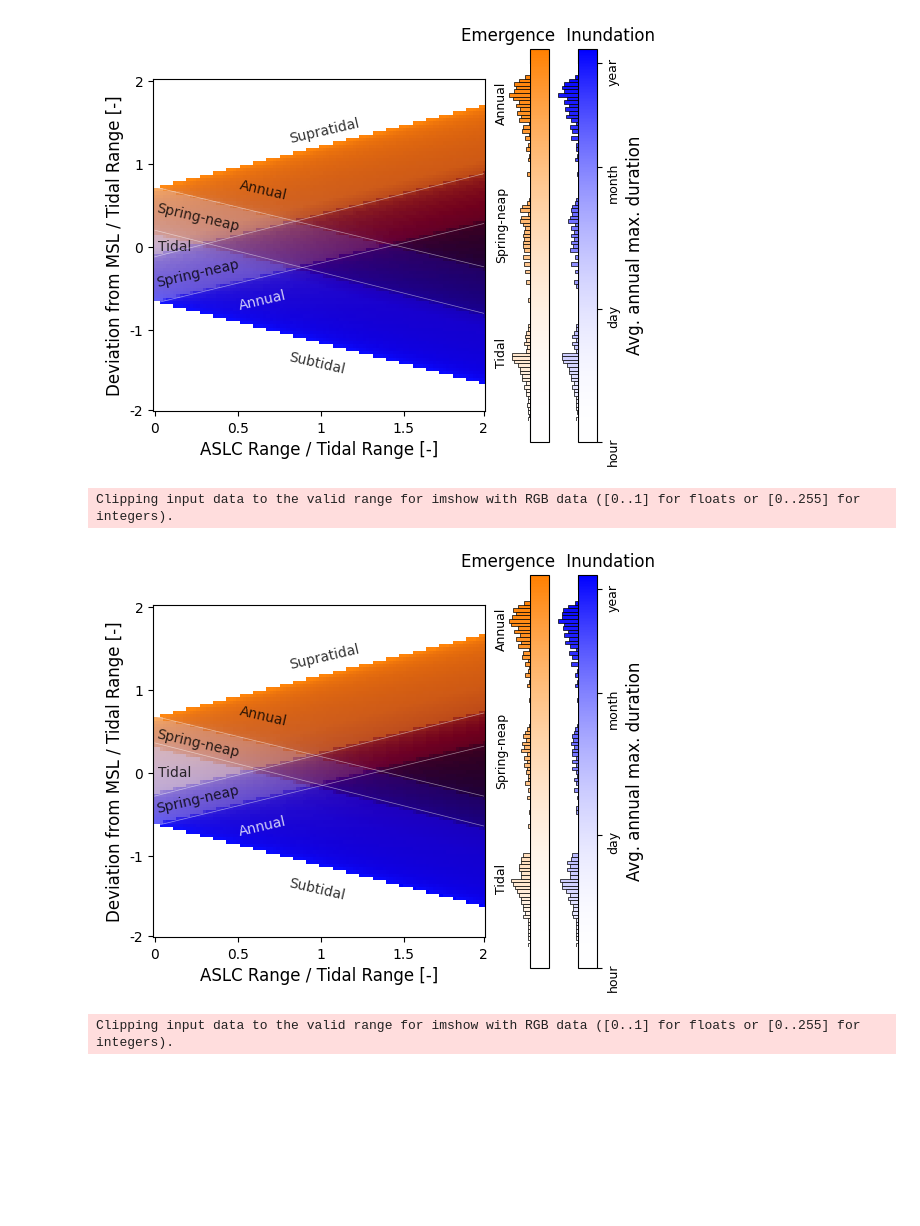
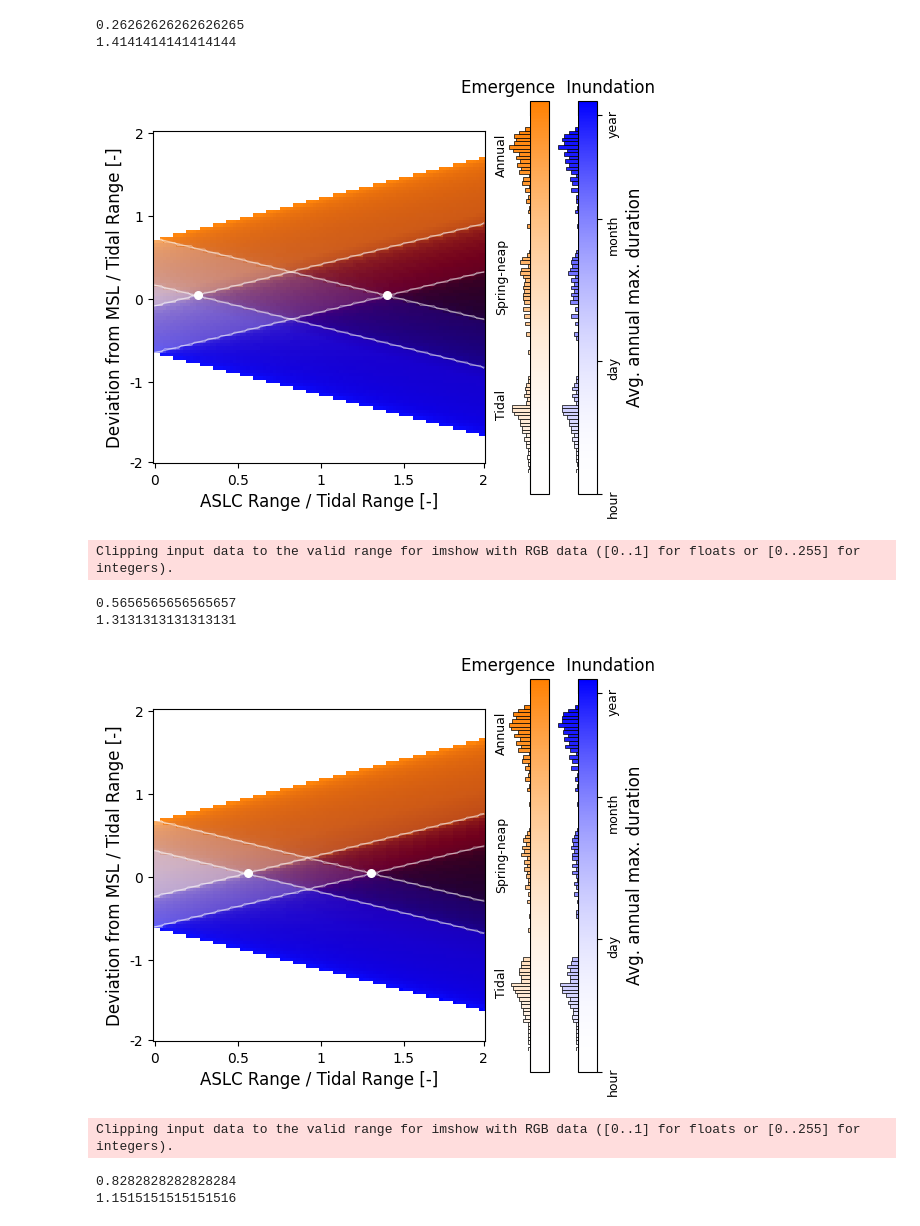
Before and after one commit to Timh37/aslc_intertidal, a Jupyter notebook: src/supp_note_1/supp_note_1-alt.ipynb, the cells around one changed output. Cells and saved outputs as stored; diff of their text form; code cells hidden in the pictures; blank space fills up the shorter version.

Commit message:
continued updating supplementary figures

```diff
--- a/src/supp_note_1/supp_note_1-alt.ipynb
+++ b/src/supp_note_1/supp_note_1-alt.ipynb
@@ -58,6 +41,7 @@ import matplotlib.pyplot as plt
 from matplotlib.colors import LinearSegmentedColormap
 from matplotlib.cm import ScalarMappable
 from matplotlib.patches import Rectangle
+from scipy.optimize import curve_fit
 
 def plot_figure_2b(fig, ax, path_bin):
 
@@ -85,22 +69,47 @@ def plot_figure_2b(fig, ax, path_bin):
 
     def add_zone_boundaries(ax, path_bin):
 
+        def linear_model(x, a, b):
+            return a + x*b
+
         z, aslc, inund_max, emerg_max = np.load(path_bin)
-        ntrials = aslc.shape[1]
+        nz, ntrials = aslc.shape
 
         tidal, spring_neap, annual = 12.25/24, 29.6, 365.25
 
-        sn_inund_boundary = np.argmin(inund_max < tidal, axis = 0)
-        annual_inund_boundary = np.argmin(inund_max < spring_neap, axis = 0)
+        sn_inund_boundary = np.argmin(inund_max < tidal, axis = 0) - 1
+        annual_inund_boundary = np.argmin(inund_max < spring_neap, axis = 0) - 1
         annual_emerg_boundary = np.argmax(emerg_max < spring_neap, axis = 0) - 1
-        sn_emerg_boundary = np.argmax(emerg_max < tidal, axis = 0) - 2
+        sn_emerg_boundary = np.argmax(emerg_max < tidal, axis = 0) - 1
 
-        start, end = 0, ntrials - 1
+        x = np.arange(0, ntrials, 1)
+        par_inund_sn, _ = curve_fit(linear_model, x, sn_inund_boundary, p0 = (sn_inund_boundary[0],-0.25))
+        par_emerg_sn, _ = curve_fit(linear_model, x, sn_emerg_boundary, p0 = (sn_emerg_boundary[0],0.25))
+        y_inund_sn = linear_model(x, *par_inund_sn)
+        y_emerg_sn = linear_model(x, *par_emerg_sn)
+        cross_idx_sn = np.argmin(np.abs(y_inund_sn - y_emerg_sn))
 
-        ax.plot([start, end], [sn_inund_boundary[start],sn_inund_boundary[end]], c = (1,1,1,0.5), lw = 0.5)
-        ax.plot([start, end], [annual_inund_boundary[start],annual_inund_boundary[end]], c = (1,1,1,0.5), lw = 0.5)
-        ax.plot([start, end], [sn_emerg_boundary[start],sn_emerg_boundary[end]], c = (1,1,1,0.5), lw = 0.5)
-        ax.plot([start, end], [annual_emerg_boundary[start],annual_emerg_boundary[end]], c = (1,1,1,0.5), lw = 0.5)
+        par_inund_annual, _ = curve_fit(linear_model, x, annual_inund_boundary, p0 = (annual_inund_boundary[0],-0.25))
+        par_emerg_annual, _ = curve_fit(linear_model, x, annual_emerg_boundary, p0 = (annual_emerg_boundary[0],0.25))
+        y_inund_annual = linear_model(x, *par_inund_annual)
+        y_emerg_annual = linear_model(x, *par_emerg_annual)
+        cross_idx_annual = np.argmin(np.abs(y_inund_annual - y_emerg_annual))
+
+        print(aslc[0,cross_idx_sn])
+        print(aslc[0,cross_idx_annual])
+
+        ax.plot(x, sn_inund_boundary, color = (1,1,1,0.5), lw = 0.5)
+        ax.plot(x, sn_emerg_boundary, color = (1,1,1,0.5), lw = 0.5)
+        ax.plot(x, y_inund_sn, color = (1,1,1,0.5), lw = 1)
+        ax.plot(x, y_emerg_sn, color = (1,1,1,0.5), lw = 1)
+        ax.scatter(cross_idx_sn, nz/2 - 1, s = 30, color = (1,1,1,1))
+
+        ax.plot(x, annual_inund_boundary, color = (1,1,1,0.5), lw = 0.5)
+        ax.plot(x, annual_emerg_boundary, color = (1,1,1,0.5), lw = 0.5)
+        ax.plot(x, y_inund_annual, color = (1,1,1,0.5), lw = 1)
+        ax.plot(x, y_emerg_annual, color = (1,1,1,0.5), lw = 1)
+        ax.scatter(cross_idx_annual, nz/2 - 1, s = 30, color = (1,1,1,1))
+
 
     def add_colorbars(fig, ax, xmin, xmax):
         # Create colorbars
@@ -198,41 +207,47 @@ def plot_figure_2b(fig, ax, path_bin):
     rgb = blend_arrays(inund_max, emerg_max, xmin, xmax)
     ax.imshow(rgb, vmin = xmin, vmax = xmax)
     add_zone_boundaries(ax, path_bin)
 
     cbar0, cbar1 = add_colorbars(fig, ax, xmin, xmax)
     add_inund_colorbar_historgram(cbar0, inund_max, xmin, xmax)
     add_emerg_colorbar_historgram(cbar1, emerg_max, xmin, xmax)
 
     ax.set_xlabel('ASLC Range / Tidal Range [-]', fontsize = 12)
     ax.set_ylabel('Deviation from MSL / Tidal Range [-]', fontsize = 12)
     ax.set_xticks(ticks = [0, 25, 50, 75, 99], labels = [0, 0.5, 1, 1.5, 2])
     ax.set_yticks(ticks = [0, 25, 50, 75, 99], labels = [2, 1, 0, -1, -2])
 
-    ax.text(40, 15, s = 'Supratidal',  rotation =  13, c = 'black', alpha = 0.8, verticalalignment = 'center', fontsize = 10, zorder = 1)
-    ax.text(25, 33, s = 'Annual',      rotation = -13, c = 'black', alpha = 0.8, verticalalignment = 'center', fontsize = 10, zorder = 1)
-    ax.text( 0, 41, s = 'Spring-neap', rotation = -13, c = 'black', alpha = 0.8, verticalalignment = 'center', fontsize = 10, zorder = 1)
-    ax.text( 1, 50, s = 'Tidal',       rotation =   0, c = 'black', alpha = 0.8, verticalalignment = 'center', fontsize = 10, zorder = 1)
-    ax.text( 0, 58, s = 'Spring-neap', rotation =  13, c = 'black', alpha = 0.8, verticalalignment = 'center', fontsize = 10, zorder = 1)
-    ax.text(25, 66, s = 'Annual',      rotation =  13, c = 'white', alpha = 0.8, verticalalignment = 'center', fontsize = 10, zorder = 1)
-    ax.text(40, 85, s = 'Subtidal',    rotation =  -13, c = 'black', alpha = 0.8, verticalalignment = 'center', fontsize = 10, zorder = 1)
+    # ax.text(40, 15, s = 'Supratidal',  rotation =  13, c = 'black', alpha = 0.8, verticalalignment = 'center', fontsize = 10, zorder = 1)
+    # ax.text(25, 33, s = 'Annual',      rotation = -13, c = 'black', alpha = 0.8, verticalalignment = 'center', fontsize = 10, zorder = 1)
+    # ax.text( 0, 41, s = 'Spring-neap', rotation = -13, c = 'black', alpha = 0.8, verticalalignment = 'center', fontsize = 10, zorder = 1)
+    # ax.text( 1, 50, s = 'Tidal',       rotation =   0, c = 'black', alpha = 0.8, verticalalignment = 'center', fontsize = 10, zorder = 1)
+    # ax.text( 0, 58, s = 'Spring-neap', rotation =  13, c = 'black', alpha = 0.8, verticalalignment = 'center', fontsize = 10, zorder = 1)
+    # ax.text(25, 66, s = 'Annual',      rotation =  13, c = 'white', alpha = 0.8, verticalalignment = 'center', fontsize = 10, zorder = 1)
+    # ax.text(40, 85, s = 'Subtidal',    rotation =  -13, c = 'black', alpha = 0.8, verticalalignment = 'center', fontsize = 10, zorder = 1)
 
 def figure_multipanel_figure_2(path_bin, path_png = None):
 
     rows, cols = 1, 1
     fig = plt.figure(figsize=((6.4 + 0.3)*cols,(4.8 + 0.3)*rows))
     gs = fig.add_gridspec(rows, cols, hspace=.15, wspace=.15)
 
     ax = fig.add_subplot(gs[0,0])
     plot_figure_2b(fig, ax, path_bin)
     if path_png is not None:
         plt.savefig(path_png, dpi = 300, bbox_inches = "tight", pad_inches = 0.2)
     plt.show()
 
 for amplitude_S2 in [0.70, 0.40, 0.15]:
     figure_multipanel_figure_2(path_bin = f'./bin/supp_note_1/figure_s1/alt/figure_s1-alt_S2M2={amplitude_S2}.npy', path_png = None)
 # %% [output]
 Clipping input data to the valid range for imshow with RGB data ([0..1] for floats or [0..255] for integers).
+0.26262626262626265
+1.4141414141414144
-[figure, old version]
+[figure, new version]
-Clipping input data to the valid range for imshow with RGB data ([0..1] for floats or [0..255] for integers).
+Clipping input data to the valid range for imshow with RGB data ([0..1] for floats or [0..255] for integers).
+0.5656565656565657
+1.3131313131313131
-[figure, old version]
+[figure, new version]
-Clipping input data to the valid range for imshow with RGB data ([0..1] for floats or [0..255] for integers).
+Clipping input data to the valid range for imshow with RGB data ([0..1] for floats or [0..255] for integers).
+0.8282828282828284
+1.1515151515151516
```
Also changed, not shown: parts of 4 cells of this notebook, 2 other files.
